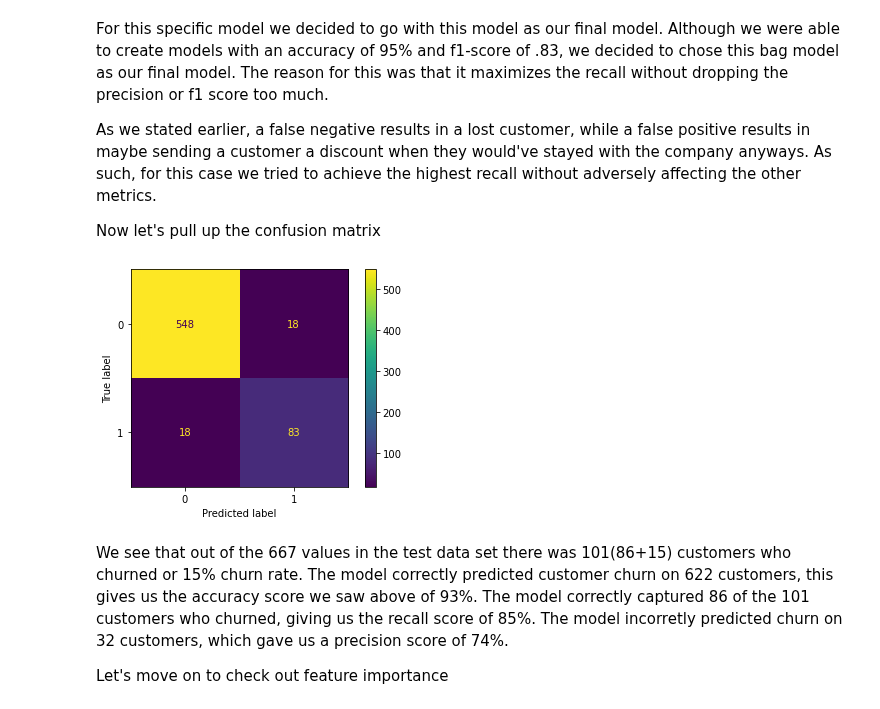
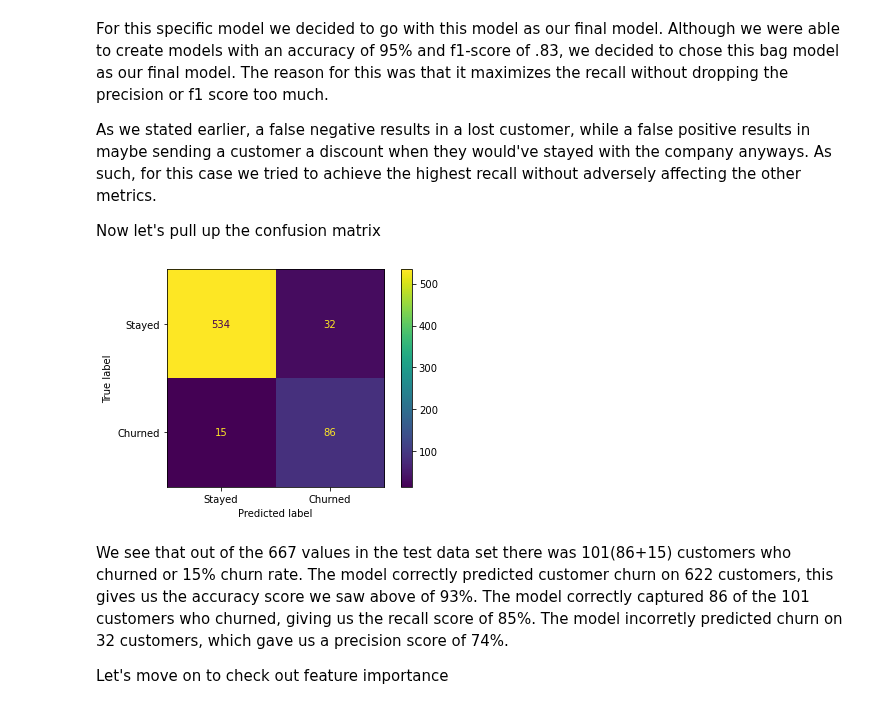
Before and after one commit to joshuaedelstein15/Telecom_churn, a Jupyter notebook: notebook.ipynb, the cells around one changed output. Drawn from its saved outputs; the diff is of its cells as text; code cells hidden in the pictures.

```diff
--- a/notebook.ipynb
+++ b/notebook.ipynb
@@ -876,8 +845,8 @@ w_avg = VotingClassifier(estimators=[
                                  weights= 'uniform')),
     ('dt', DecisionTreeClassifier(criterion= 'entropy',
                                   max_depth= 7,
-                                  min_samples_leaf= 2,
-                                  min_samples_split= 10))],
+                                  min_samples_leaf= 4,
+                                  min_samples_split= 2))],
     weights=[.2, .3, .5]
 )
 
@@ -916,8 +880,8 @@ Before we move on let's check out the classification report of this model.
 #re-initiate the model with desired conditions
 dt = DecisionTreeClassifier(criterion='entropy',
                             max_depth=7,
-                            min_samples_leaf=2,
-                            min_samples_split=10,
+                            min_samples_leaf=4,
+                            min_samples_split=2,
                             random_state=42)
 #fit the model
 dt.fit(X_train_clean, y_train)
@@ -1028,7 +987,7 @@ params = {
 #I removed them from the notebook
 # %%
 #create the GridSearchCV with 5 folds
-grid = GridSearchCV(grid_bag, param_grid=params, cv=5)
+grid = GridSearchCV(grid_bag, param_grid=params, cv=5, scoring='f1')
 
 #fit the grid on the training data
 grid.fit(X_train_clean, y_train)
@@ -1091,10 +1059,10 @@ plt.show()
 y_prob = best_bag.predict_proba(X_test_clean)[:,1]
 
 #create prediction based on a new threshold of .29
-y_pred = (y_prob >= 0.24).astype(int)
+y_pred_bag = (y_prob >= 0.24).astype(int)
 
 #create a classification_report and name it bag_report
-bag_report = classification_report(y_test, y_pred)
+bag_report = classification_report(y_test, y_pred_bag)
 
 #print the report
 print(bag_report)
@@ -1480,12 +1446,16 @@ As we stated earlier, a false negative results in a lost customer, while a false
 
 Now let's pull up the confusion matrix
 # %%
-cnf_matrix = confusion_matrix(y_test, y_pred)
+#create confusion matrix and name it
+cnf_matrix = confusion_matrix(y_test, y_pred_bag)
 
-disp = ConfusionMatrixDisplay(confusion_matrix=cnf_matrix)
+#rename axis
+class_names = ['Stayed', 'Churned']
+
+disp = ConfusionMatrixDisplay(confusion_matrix=cnf_matrix, display_labels= class_names)
 disp.plot();
 # %% [output]
-[figure, old version]
+[figure, new version]
 # %% [markdown]
 We see that out of the 667 values in the test data set there was 101(86+15) customers who churned or 15% churn rate. The model correctly predicted customer churn on 622 customers, this gives us the accuracy score we saw above of 93%. The model correctly captured 86 of the 101 customers who churned, giving us the recall score of 85%. The model incorretly predicted churn on 32 customers, which gave us a precision score of 74%.
 
```
Also changed, not shown: parts of 60 cells of this notebook.
